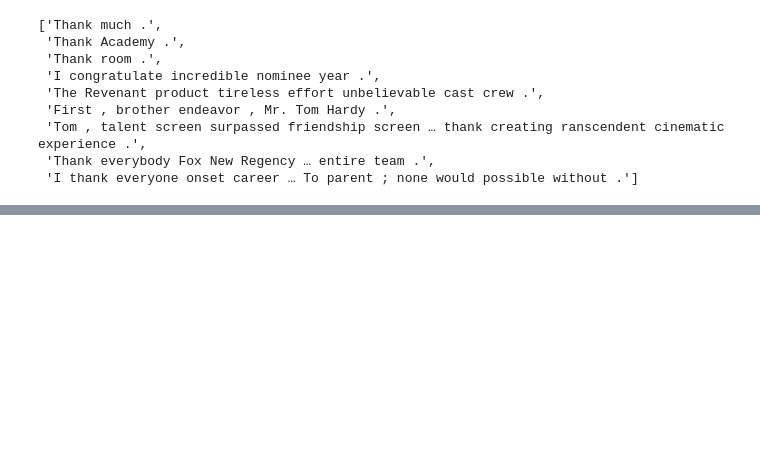
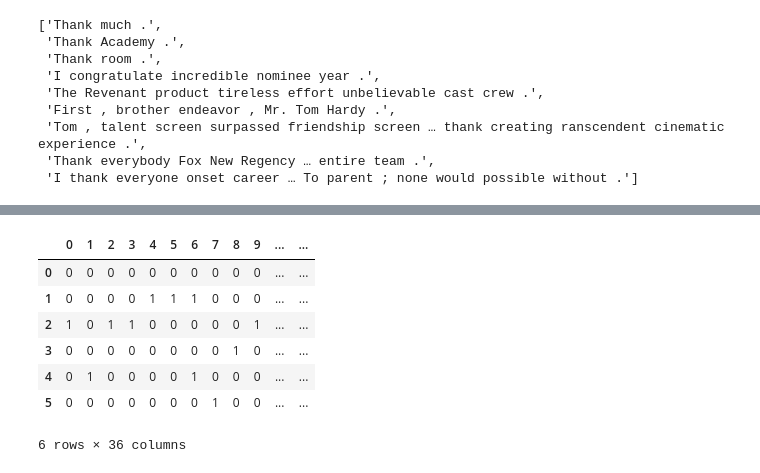
Before and after one commit to Ashik9576/NLP, a Jupyter notebook: NLP.ipynb, the cells around one changed output, grey strips where cells are left out. Saved outputs shown, nothing was run; the diff lists cells and outputs as text; code cells hidden in the pictures; blank space fills up the shorter version.

```diff
--- a/NLP.ipynb
+++ b/NLP.ipynb
@@ -165,0 +159,49 @@ sentences
+# %%
+import nltk
+
+paragraph =  """I have three visions for India. In 3000 years of our history, people from all over
+               the world have come and invaded us, captured our lands, conquered our minds.
+               From Alexander onwards, the Greeks, the Turks, the Moguls, the Portuguese, the British,
+               the French, the Dutch, all of them came and looted us, took over what was ours.
+               Yet we have not done this to any other nation. We have not conquered anyone.
+               We have not grabbed their land, their culture,
+               their history and tried to enforce our way of life on them."""
+
+
+# Cleaning the texts
+import re
+from nltk.corpus import stopwords
+from nltk.stem.porter import PorterStemmer
+from nltk.stem import WordNetLemmatizer
+
+ps = PorterStemmer()
+wordnet=WordNetLemmatizer()
+sentences = nltk.sent_tokenize(paragraph)
+corpus = []
+for i in range(len(sentences)):
+    review = re.sub('[^a-zA-Z]', ' ', sentences[i])
+    review = review.lower()
+    review = review.split()
+    review = [ps.stem(word) for word in review if not word in set(stopwords.words('english'))]  # OR review = [wordnet.lemmatize(word) for word in review if not word in set(stopwords.words('english'))]
+    review = ' '.join(review)
+    corpus.append(review)
+
+# Creating the Bag of Words model
+from sklearn.feature_extraction.text import CountVectorizer
+cv = CountVectorizer(max_features = 1500)
+X = cv.fit_transform(corpus).toarray()
+
+
+import pandas as pd
+df=pd.DataFrame(X)
+# %%
+df
+# %% [output]
+|  | 0 | 1 | 2 | 3 | 4 | 5 | 6 | 7 | 8 | 9 | ... | ... |
+| 0 | 0 | 0 | 0 | 0 | 0 | 0 | 0 | 0 | 0 | 0 | ... | ... |
+| 1 | 0 | 0 | 0 | 0 | 1 | 1 | 1 | 0 | 0 | 0 | ... | ... |
+| 2 | 1 | 0 | 1 | 1 | 0 | 0 | 0 | 0 | 0 | 1 | ... | ... |
+| 3 | 0 | 0 | 0 | 0 | 0 | 0 | 0 | 0 | 1 | 0 | ... | ... |
+| 4 | 0 | 1 | 0 | 0 | 0 | 0 | 1 | 0 | 0 | 0 | ... | ... |
+| 5 | 0 | 0 | 0 | 0 | 0 | 0 | 0 | 1 | 0 | 0 | ... | ... |
+6 rows × 36 columns
```
Also changed, not shown: parts of 8 cells of this notebook.
